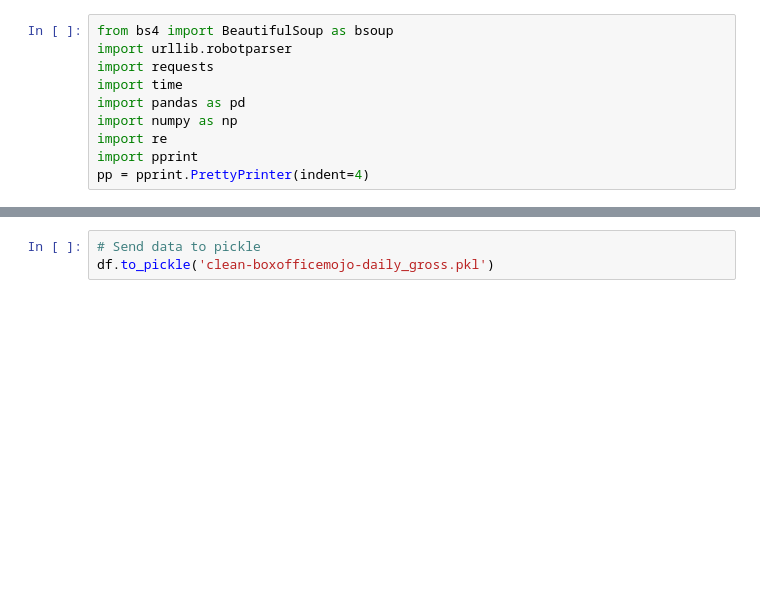
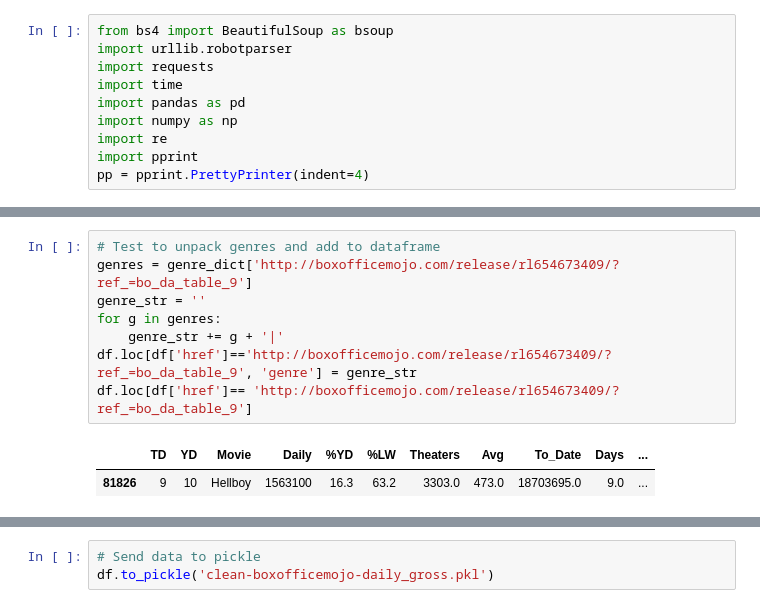
Before and after one commit to SeeShell/TOOL1_FINAL_PROJECT, a Jupyter notebook: movie_daily_gross_boxofficemojo/boxofficemojo-daily_gross-webscraping_dataframe_creation.ipynb, the cells around one changed output, grey strips where cells are left out. Saved outputs shown, nothing was run; the diff lists cells and outputs as text; blank space fills up the shorter version.

```diff
--- a/movie_daily_gross_boxofficemojo/boxofficemojo-daily_gross-webscraping_dataframe_creation.ipynb
+++ b/movie_daily_gross_boxofficemojo/boxofficemojo-daily_gross-webscraping_dataframe_creation.ipynb
@@ -160,0 +221,11 @@ df
+# %%
+# Test to unpack genres and add to dataframe
+genres = genre_dict['http://boxofficemojo.com/release/rl654673409/?ref_=bo_da_table_9']
+genre_str = ''
+for g in genres:
+    genre_str += g + '|'
+df.loc[df['href']=='http://boxofficemojo.com/release/rl654673409/?ref_=bo_da_table_9', 'genre'] = genre_str
+df.loc[df['href']== 'http://boxofficemojo.com/release/rl654673409/?ref_=bo_da_table_9']
+# %% [output]
+|  | TD | YD | Movie | Daily | %YD | %LW | Theaters | Avg | To_Date | Days | ... |
+| 81826 | 9 | 10 | Hellboy | 1563100 | 16.3 | 63.2 | 3303.0 | 473.0 | 18703695.0 | 9.0 | ... |
```
Also changed, not shown: parts of 15 cells of this notebook.
